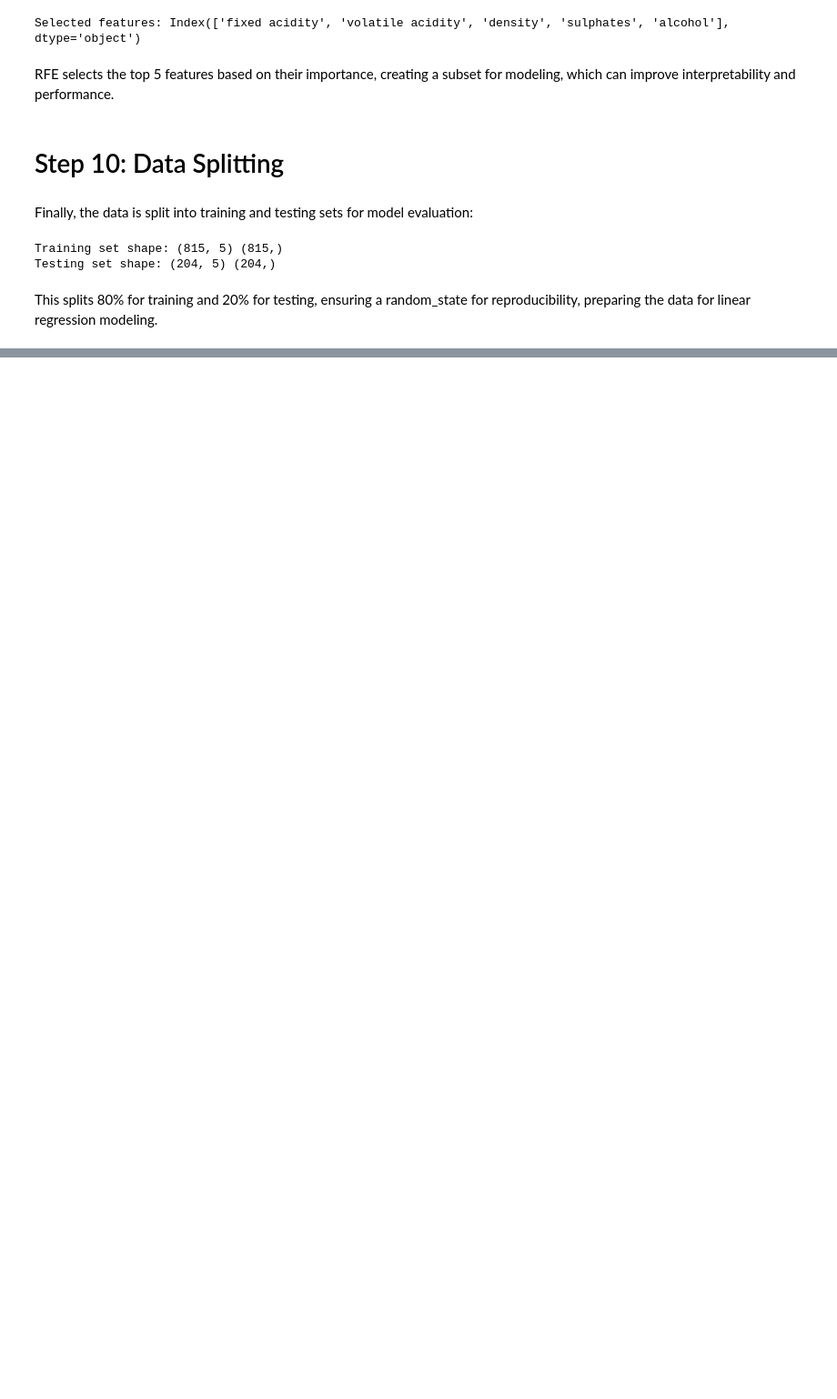
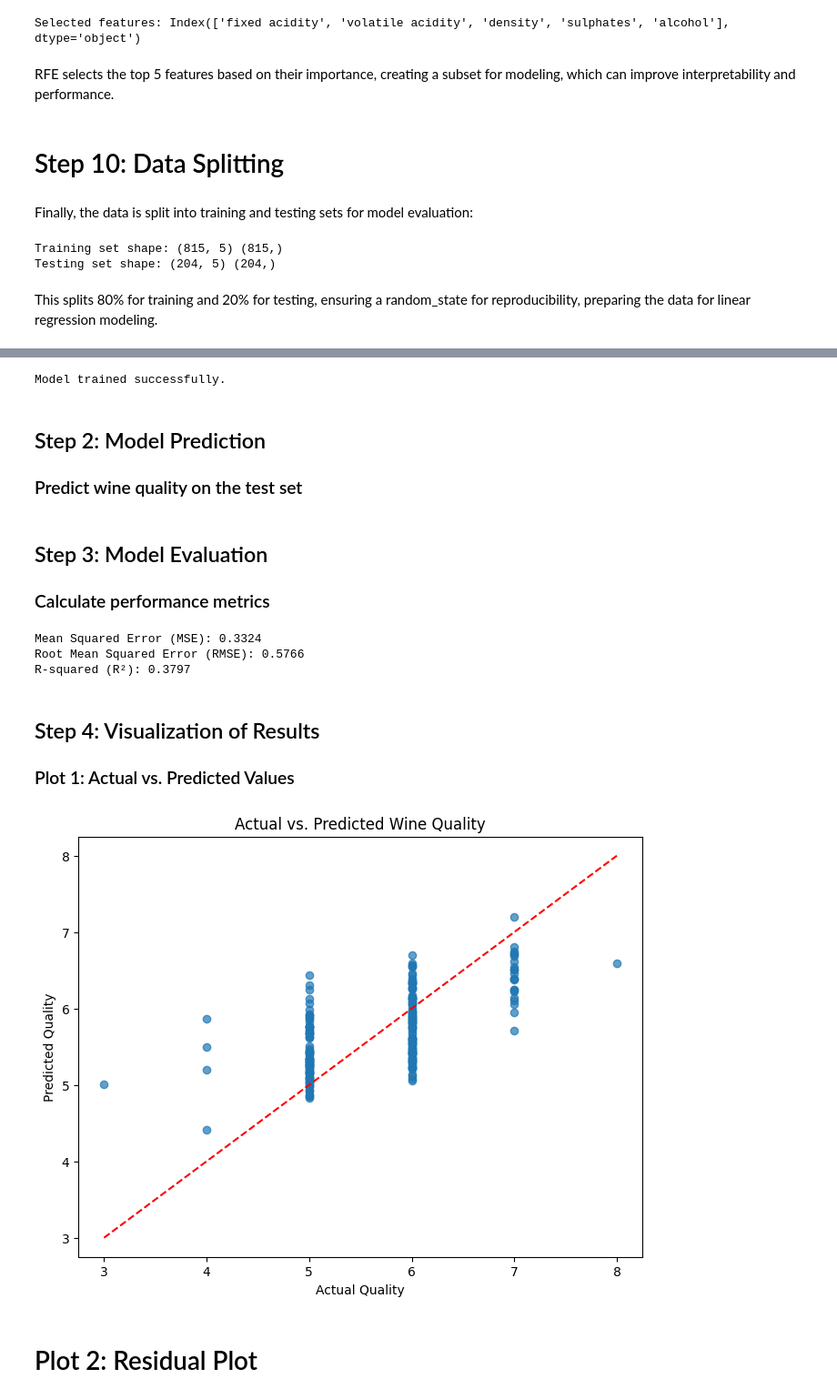
Before and after one commit to hamnasz/Machine-Learning-Basic-Projects, a Jupyter notebook: main.ipynb, the cells around one changed output, grey strips where cells are left out. Shown at 91% size. Saved outputs shown, nothing was run; the diff lists cells and outputs as text; code cells hidden in the pictures; blank space fills up the shorter version.

Commit message:
Add model training, prediction, and evaluation steps to Jupyter notebook

```diff
--- a/main.ipynb
+++ b/main.ipynb
@@ -213,0 +219,40 @@ This splits 80% for training and 20% for testing, ensuring a random_state for re
+# %%
+model = LinearRegression()
+model.fit(X_train, y_train)
+print("Model trained successfully.")
+# %% [output]
+Model trained successfully.
+# %% [markdown]
+## Step 2: Model Prediction
+### Predict wine quality on the test set
+# %%
+y_pred = model.predict(X_test)
+# %% [markdown]
+## Step 3: Model Evaluation
+### Calculate performance metrics
+# %%
+mse = mean_squared_error(y_test, y_pred)
+rmse = np.sqrt(mse)
+r2 = r2_score(y_test, y_pred)
+print(f"Mean Squared Error (MSE): {mse:.4f}")
+print(f"Root Mean Squared Error (RMSE): {rmse:.4f}")
+print(f"R-squared (R²): {r2:.4f}")
+# %% [output]
+Mean Squared Error (MSE): 0.3324
+Root Mean Squared Error (RMSE): 0.5766
+R-squared (R²): 0.3797
+# %% [markdown]
+## Step 4: Visualization of Results
+### Plot 1: Actual vs. Predicted Values
+# %%
+plt.figure(figsize=(8, 6))
+plt.scatter(y_test, y_pred, alpha=0.7)
+plt.plot([y_test.min(), y_test.max()], [y_test.min(), y_test.max()], 'r--')
+plt.xlabel('Actual Quality')
+plt.ylabel('Predicted Quality')
+plt.title('Actual vs. Predicted Wine Quality')
+plt.show()
+# %% [output]
+[figure, added]
+# %% [markdown]
+# Plot 2: Residual Plot
```
Also changed, not shown: parts of 2 cells of this notebook.
